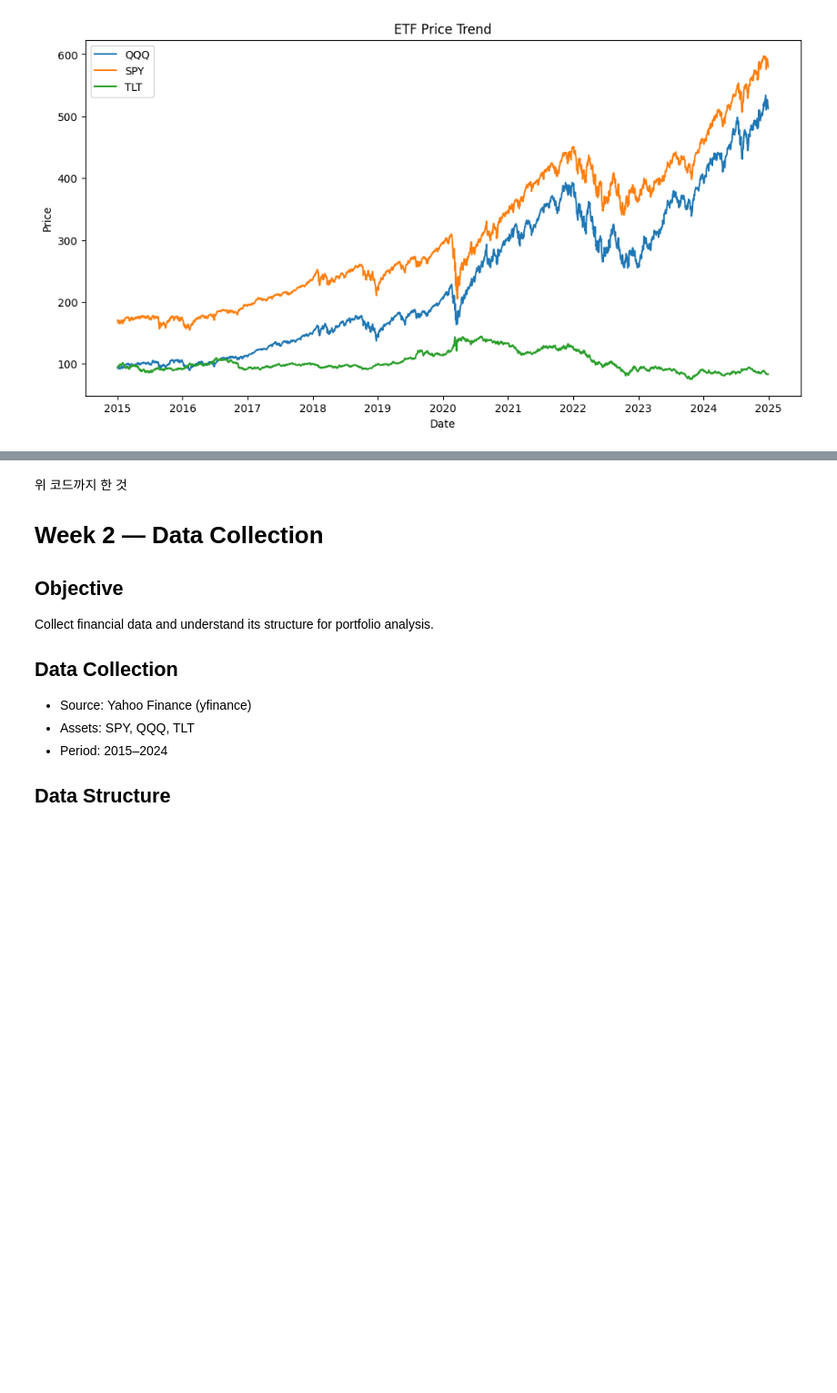
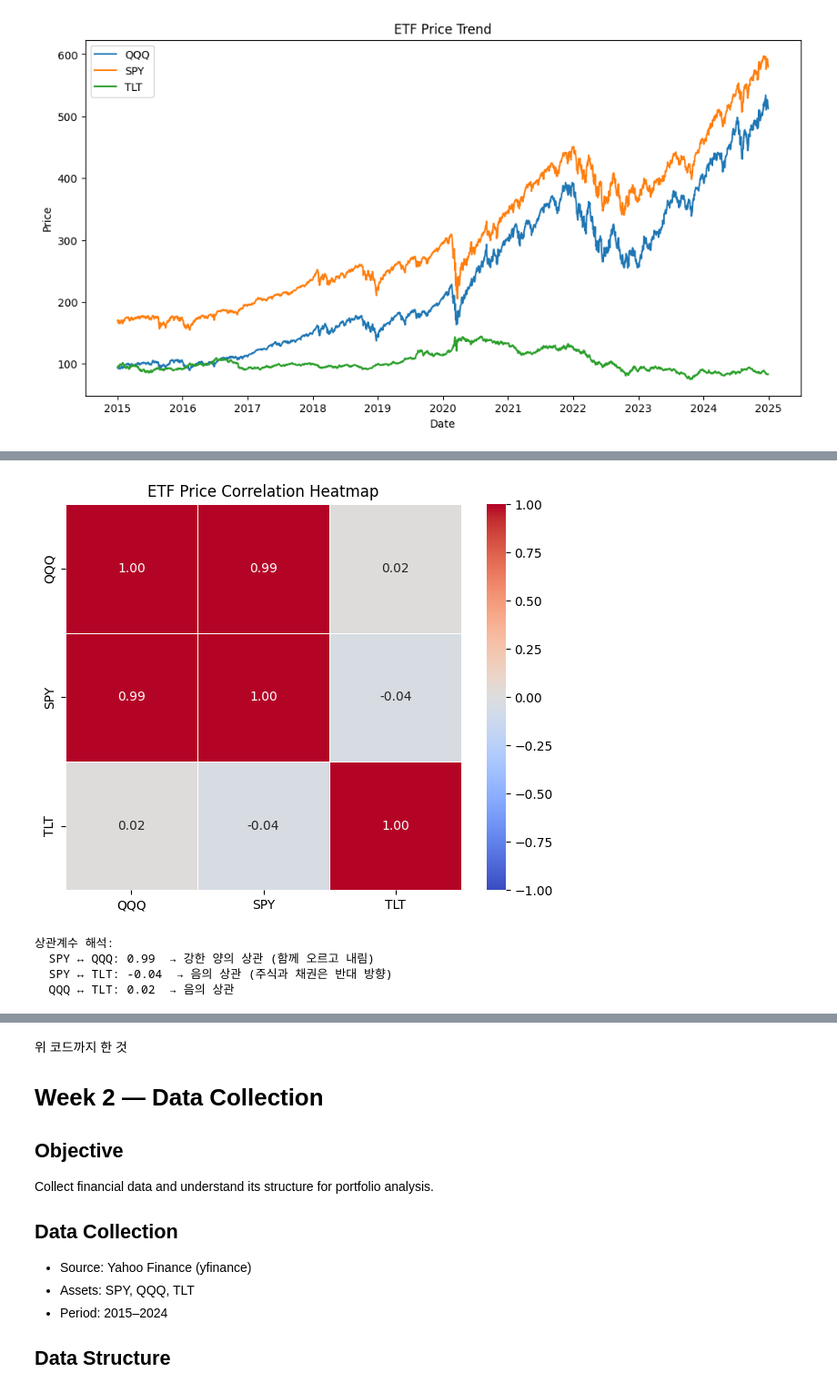
Before and after one commit to Sooobeo/Last-break-of-Honeybadger, a Jupyter notebook: Onboarding.ipynb, the cells around one changed output, grey strips where cells are left out. Shown at 91% size. Saved outputs shown, nothing was run; the diff lists cells and outputs as text; code cells hidden in the pictures; blank space fills up the shorter version.

```diff
--- a/Onboarding.ipynb
+++ b/Onboarding.ipynb
@@ -109,0 +172,22 @@ plt.show()
+# %%
+import seaborn as sns
+
+corr = price.corr()
+
+plt.figure(figsize=(6, 5))
+sns.heatmap(corr, annot=True, fmt=".2f", cmap="coolwarm", vmin=-1, vmax=1,
+            linewidths=0.5)
+plt.title("ETF Price Correlation Heatmap")
+plt.tight_layout()
+plt.show()
+
+print("상관계수 해석:")
+print(f"  SPY ↔ QQQ: {corr.loc['SPY','QQQ']:.2f}  → 강한 양의 상관 (함께 오르고 내림)")
+print(f"  SPY ↔ TLT: {corr.loc['SPY','TLT']:.2f}  → 음의 상관 (주식과 채권은 반대 방향)")
+print(f"  QQQ ↔ TLT: {corr.loc['QQQ','TLT']:.2f}  → 음의 상관")
+# %% [output]
+[figure, added]
+상관계수 해석:
+  SPY ↔ QQQ: 0.99  → 강한 양의 상관 (함께 오르고 내림)
+  SPY ↔ TLT: -0.04  → 음의 상관 (주식과 채권은 반대 방향)
+  QQQ ↔ TLT: 0.02  → 음의 상관
```
Also changed, not shown: parts of 5 cells of this notebook.
